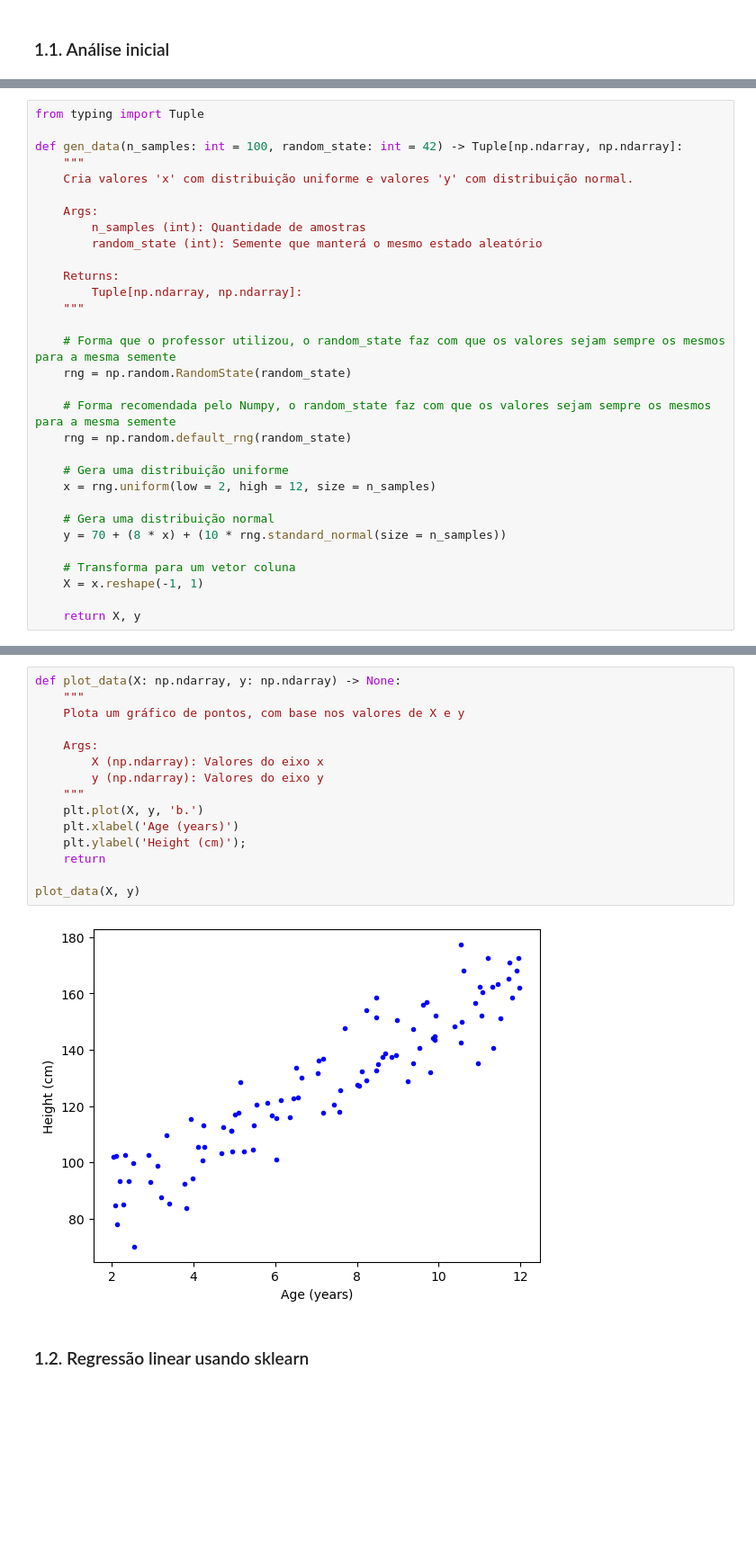
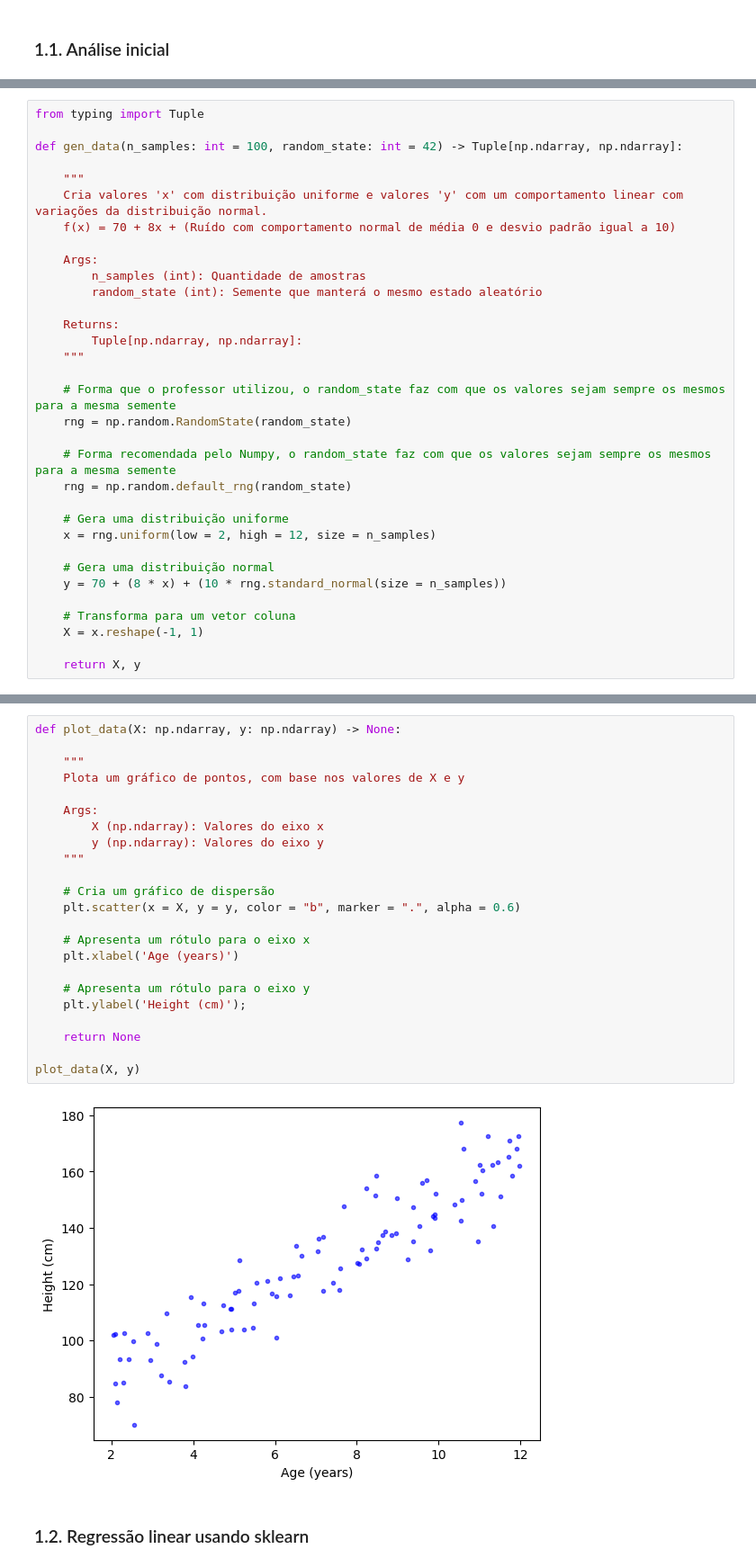
Before and after one commit to AriBarrosFilho/Aprendizado_Maquina, a Jupyter notebook: 02 - Regressão Linear/2-regressao-linear.ipynb, the cells around one changed output, grey strips where cells are left out. Shown at 90% size. Drawn from its saved outputs; the diff is of its cells as text; blank space fills up the shorter version.

```diff
--- a/02 - Regressão Linear/2-regressao-linear.ipynb
+++ b/02 - Regressão Linear/2-regressao-linear.ipynb
@@ -28,8 +28,10 @@ import matplotlib.pyplot as plt
 from typing import Tuple
 
 def gen_data(n_samples: int = 100, random_state: int = 42) -> Tuple[np.ndarray, np.ndarray]:
+
     """
-    Cria valores 'x' com distribuição uniforme e valores 'y' com distribuição normal.
+    Cria valores 'x' com distribuição uniforme e valores 'y' com um comportamento linear com variações da distribuição normal.
+    f(x) = 70 + 8x + (Ruído com comportamento normal de média 0 e desvio padrão igual a 10)
 
     Args:
         n_samples (int): Quantidade de amostras
@@ -79,19 +82,27 @@ y:  (100,)
 # %%
 def plot_data(X: np.ndarray, y: np.ndarray) -> None:
+
     """
     Plota um gráfico de pontos, com base nos valores de X e y
 
     Args:
         X (np.ndarray): Valores do eixo x
         y (np.ndarray): Valores do eixo y
     """
-    plt.plot(X, y, 'b.')
+
+    # Cria um gráfico de dispersão
+    plt.scatter(x = X, y = y, color = "b", marker = ".", alpha = 0.6)
+
+    # Apresenta um rótulo para o eixo x
     plt.xlabel('Age (years)')
+
+    # Apresenta um rótulo para o eixo y
     plt.ylabel('Height (cm)');
-    return
+
+    return None
 
 plot_data(X, y)
 # %% [output]
-[figure, old version]
+[figure, new version]
 # %% [markdown]
 ### 1.2. Regressão linear usando sklearn
```
Also changed, not shown: parts of 41 cells of this notebook.
